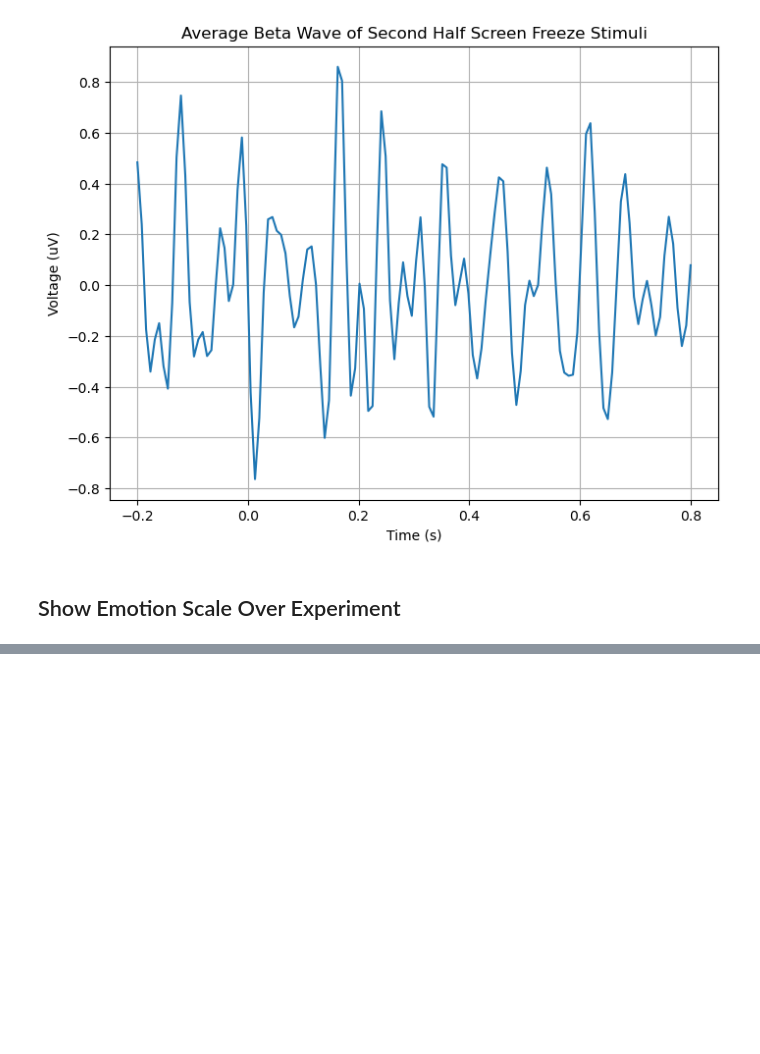
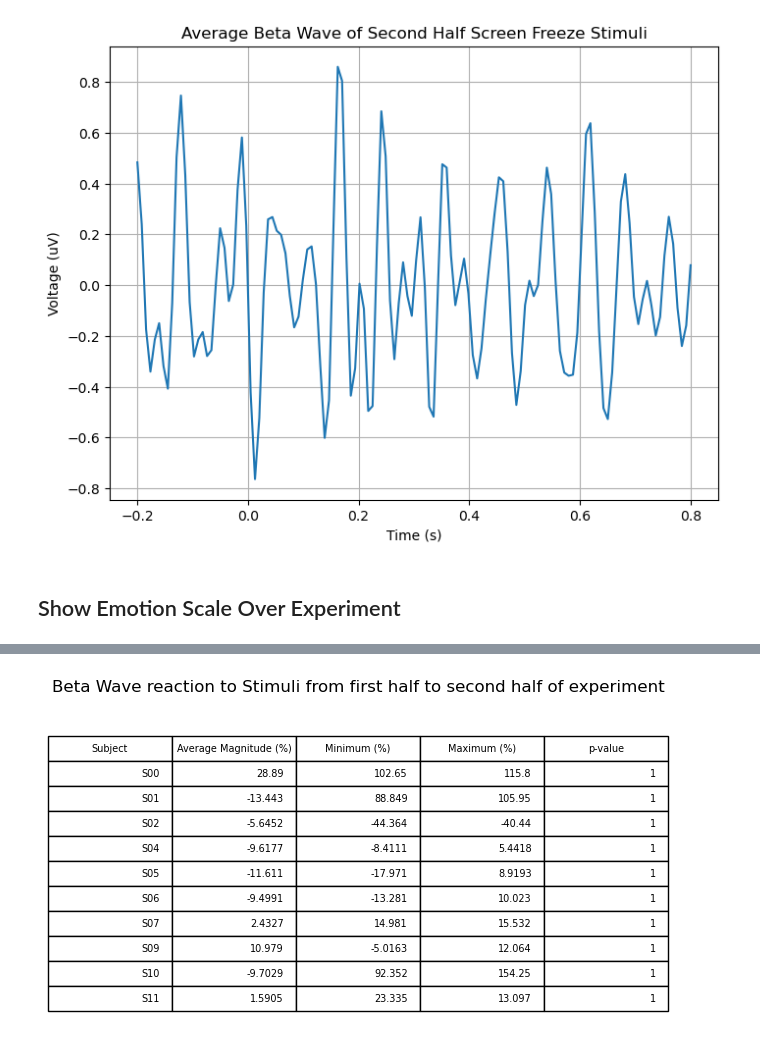
Before and after one commit to jeff-yc-wong/BCI_Project, a Jupyter notebook: eeg_analysis.ipynb, the cells around one changed output, grey strips where cells are left out. Cells and saved outputs as stored; diff of their text form; code cells hidden in the pictures; blank space fills up the shorter version.

Commit message:
Added Final Beta Wave Code/data

```diff
--- a/eeg_analysis.ipynb
+++ b/eeg_analysis.ipynb
@@ -743,0 +971,29 @@ plt.show()
+# %%
+import pandas as pd
+import matplotlib.pyplot as plt
+
+# Convert numerical columns to strings with 5 significant figures
+for col in df.select_dtypes(include='number').columns:
+    df[col] = df[col].apply(lambda x: f'{x:.5g}')
+
+# Set up the figure and axis
+fig, ax = plt.subplots(figsize=(8, 4))
+
+# Hide axes
+ax.axis('off')
+
+# Create a table
+table = ax.table(cellText=df.values, colLabels=df.columns, loc='center')
+
+# Set font size
+table.auto_set_font_size(False)
+table.set_fontsize(7)  # Adjust font size as needed
+
+# Adjust cell size
+table.scale(1, 1.5)  # Scale down the table size
+
+# Save the table as an image
+plt.title("Beta Wave reaction to Stimuli from first half to second half of experiment", pad=20)
+plt.savefig("beta_wave_changes_table.png", bbox_inches='tight', pad_inches=0.1, dpi=300)
+# %% [output]
+[figure, added]
```
Also changed, not shown: parts of 4 cells of this notebook, 1 other file.
